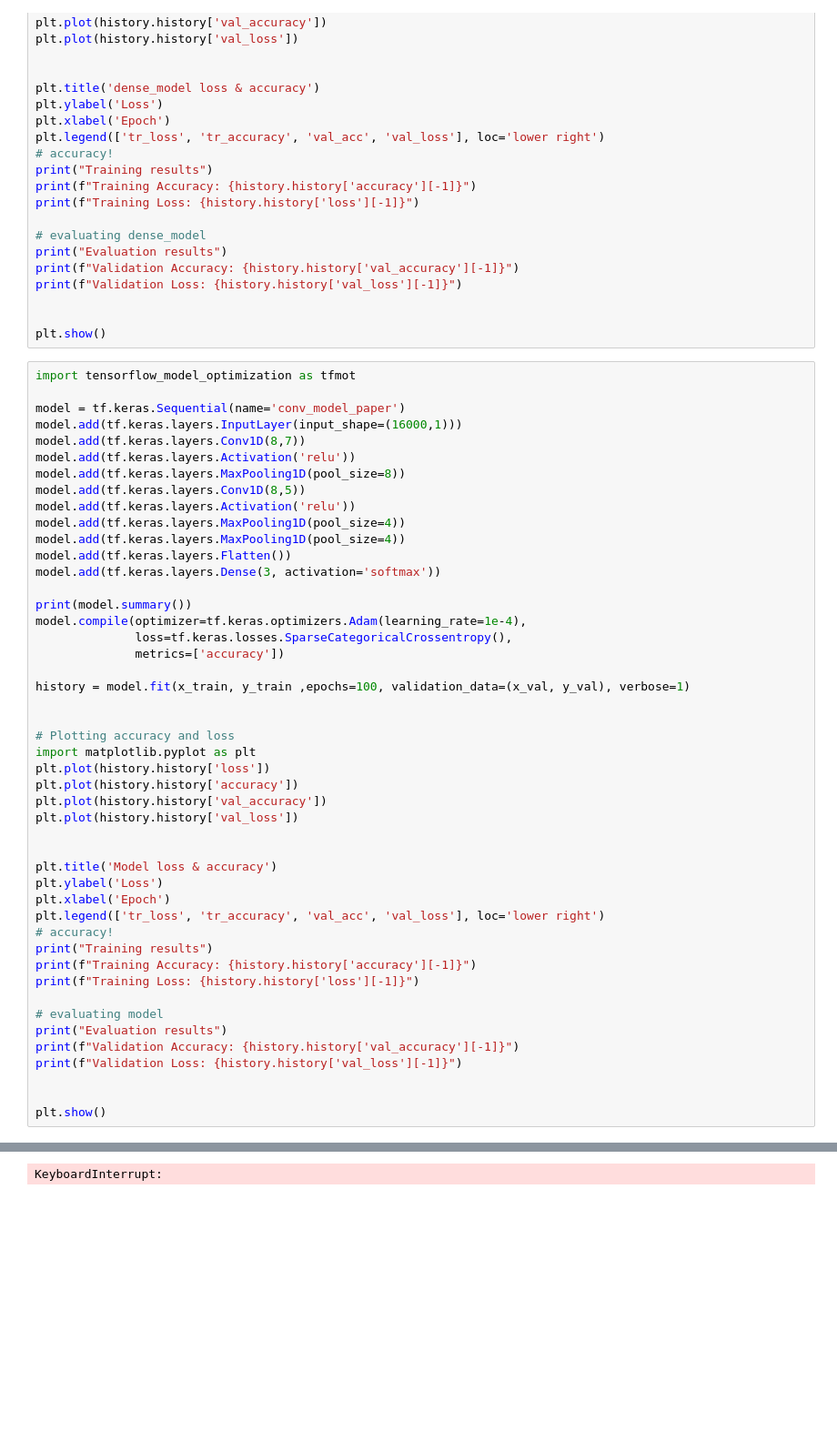
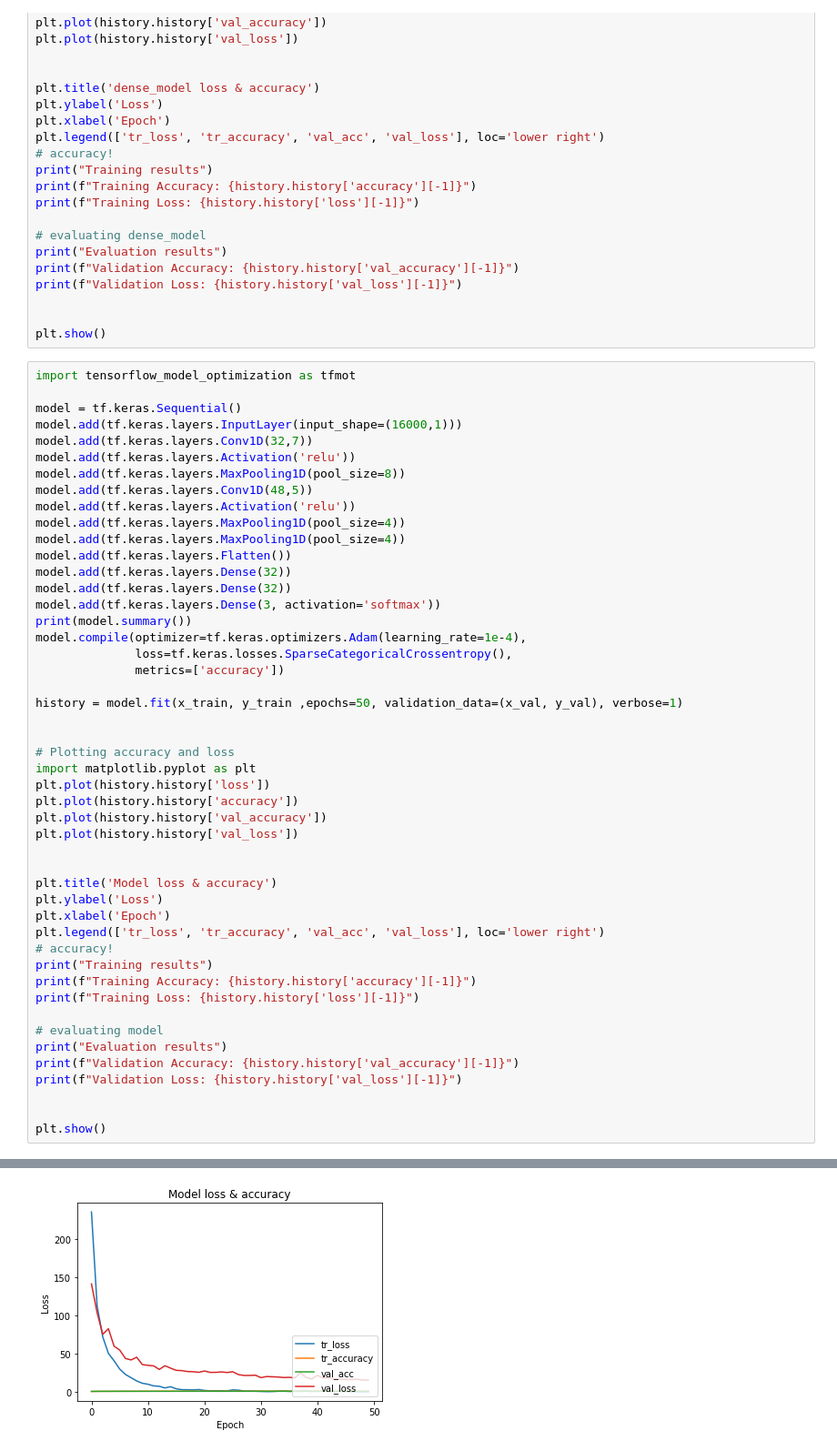
Before and after one commit to veysiadn/acustic-emission-models, a Jupyter notebook: test.ipynb, the cells around one changed output, grey strips where cells are left out. Shown: that part at 91% size. Saved outputs shown, nothing was run; the diff lists cells and outputs as text; blank space fills up the shorter version.

```diff
--- a/test.ipynb
+++ b/test.ipynb
@@ -210,24 +232,25 @@ plt.show()
 # %%
 import tensorflow_model_optimization as tfmot
 
-model = tf.keras.Sequential(name='conv_model_paper')
+model = tf.keras.Sequential()
 model.add(tf.keras.layers.InputLayer(input_shape=(16000,1)))
-model.add(tf.keras.layers.Conv1D(8,7))
+model.add(tf.keras.layers.Conv1D(32,7))
 model.add(tf.keras.layers.Activation('relu'))
 model.add(tf.keras.layers.MaxPooling1D(pool_size=8))
-model.add(tf.keras.layers.Conv1D(8,5))
+model.add(tf.keras.layers.Conv1D(48,5))
 model.add(tf.keras.layers.Activation('relu'))
 model.add(tf.keras.layers.MaxPooling1D(pool_size=4))
 model.add(tf.keras.layers.MaxPooling1D(pool_size=4))
 model.add(tf.keras.layers.Flatten())
+model.add(tf.keras.layers.Dense(32))
+model.add(tf.keras.layers.Dense(32))
 model.add(tf.keras.layers.Dense(3, activation='softmax'))
-
 print(model.summary())
 model.compile(optimizer=tf.keras.optimizers.Adam(learning_rate=1e-4),
               loss=tf.keras.losses.SparseCategoricalCrossentropy(),
               metrics=['accuracy'])
 
-history = model.fit(x_train, y_train ,epochs=100, validation_data=(x_val, y_val), verbose=1)
+history = model.fit(x_train, y_train ,epochs=50, validation_data=(x_val, y_val), verbose=1)
 
 
 # Plotting accuracy and loss
@@ -275 +298 @@ Epoch 45/100
-KeyboardInterrupt:
+[figure, added]
```
Also changed, not shown: parts of 9 cells of this notebook.
